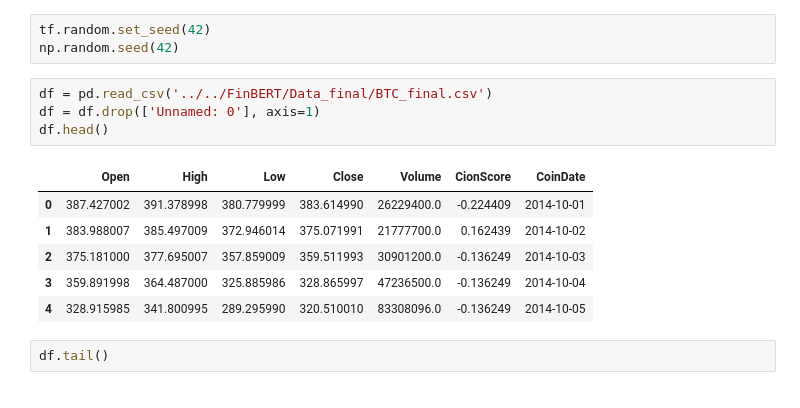
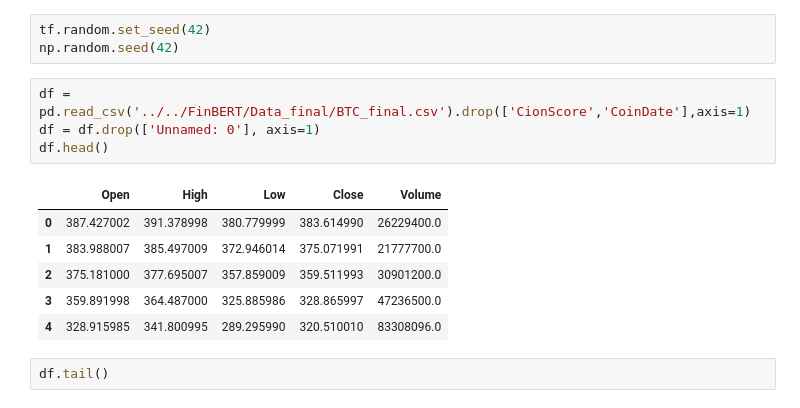
Before and after one commit to k1013726/PaperRelated, a Jupyter notebook: Final_analysis/HScore/main.ipynb, the cells around one changed output. Drawn from its saved outputs; the diff is of its cells as text.

```diff
--- a/Final_analysis/HScore/main.ipynb
+++ b/Final_analysis/HScore/main.ipynb
@@ -29,16 +29,16 @@ print(tf.__version__)
 tf.random.set_seed(42)
 np.random.seed(42)
 # %%
-df = pd.read_csv('../../FinBERT/Data_final/BTC_final.csv')
+df = pd.read_csv('../../FinBERT/Data_final/BTC_final.csv').drop(['CionScore','CoinDate'],axis=1)
 df = df.drop(['Unnamed: 0'], axis=1)
 df.head()
 # %% [output]
-|  | Open | High | Low | Close | Volume | CionScore | CoinDate |
-| 0 | 387.427002 | 391.378998 | 380.779999 | 383.614990 | 26229400.0 | -0.224409 | 2014-10-01 |
-| 1 | 383.988007 | 385.497009 | 372.946014 | 375.071991 | 21777700.0 | 0.162439 | 2014-10-02 |
-| 2 | 375.181000 | 377.695007 | 357.859009 | 359.511993 | 30901200.0 | -0.136249 | 2014-10-03 |
-| 3 | 359.891998 | 364.487000 | 325.885986 | 328.865997 | 47236500.0 | -0.136249 | 2014-10-04 |
-| 4 | 328.915985 | 341.800995 | 289.295990 | 320.510010 | 83308096.0 | -0.136249 | 2014-10-05 |
+|  | Open | High | Low | Close | Volume |
+| 0 | 387.427002 | 391.378998 | 380.779999 | 383.614990 | 26229400.0 |
+| 1 | 383.988007 | 385.497009 | 372.946014 | 375.071991 | 21777700.0 |
+| 2 | 375.181000 | 377.695007 | 357.859009 | 359.511993 | 30901200.0 |
+| 3 | 359.891998 | 364.487000 | 325.885986 | 328.865997 | 47236500.0 |
+| 4 | 328.915985 | 341.800995 | 289.295990 | 320.510010 | 83308096.0 |
 # %%
 df.tail()
 # %% [output]
```
Also changed, not shown: parts of 5 cells of this notebook, 4 other files.
